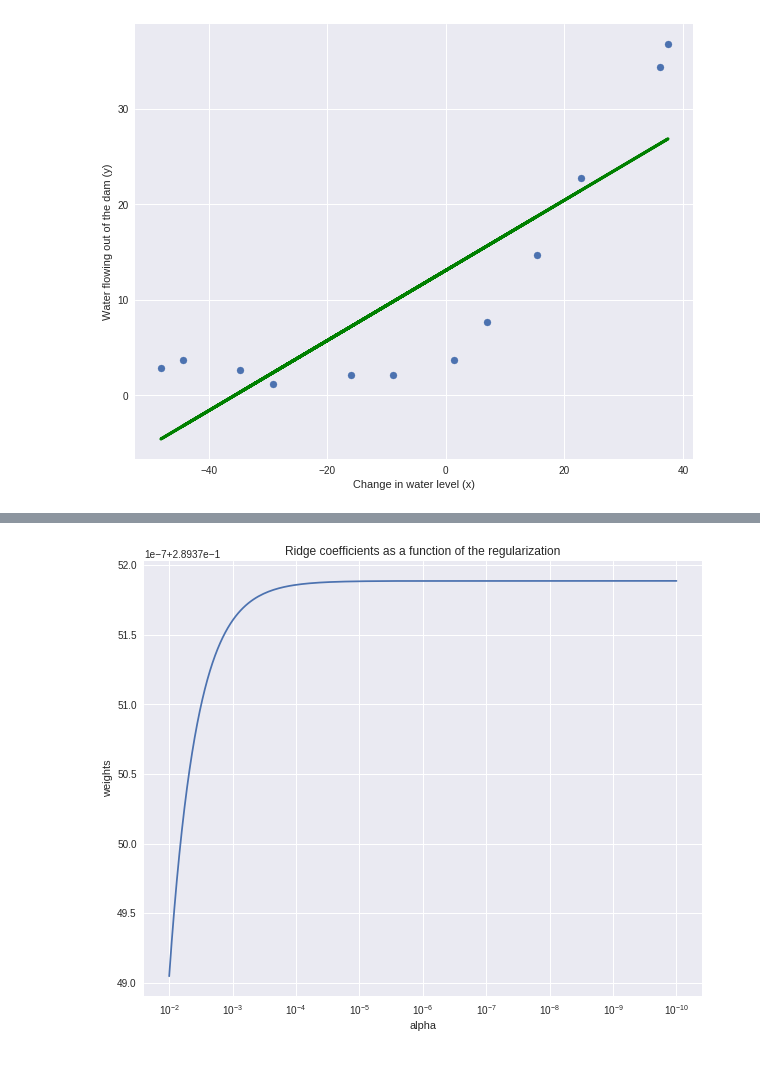
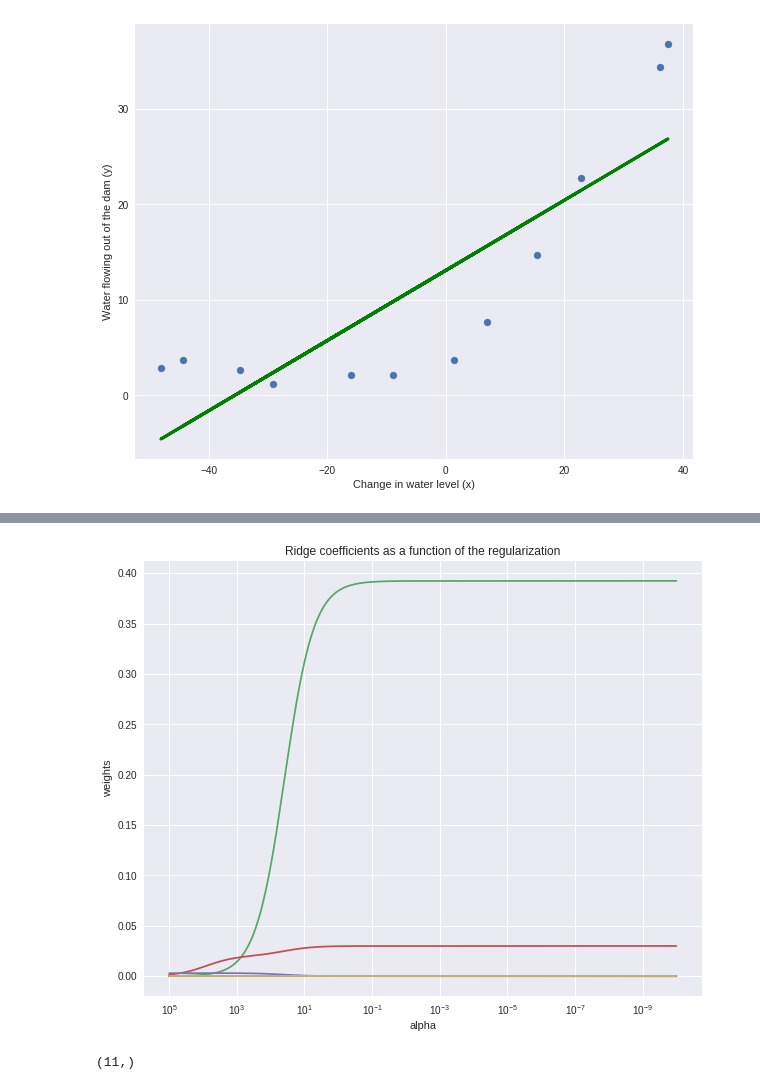
Before and after one commit to lordzero82/MLBootCamp, a Jupyter notebook: lab1_partB_new.ipynb, the cells around one changed output, grey strips where cells are left out. Saved outputs shown, nothing was run; the diff lists cells and outputs as text; code cells hidden in the pictures.

```diff
--- a/lab1_partB_new.ipynb
+++ b/lab1_partB_new.ipynb
@@ -126,30 +126,29 @@ Coefficients are: [0.36777923] 13.08790351086908
 [figure]
 # %%
 # build a richer model with polynomial features
-plt.figure(figsize=(14, 5))
-degrees = [1,3,5,7]
+
+degrees = [1,3,5,7,9,15]
+
+
 for d in degrees:
-  ax = plt.subplot(1, len(degrees), d + 1)
-  plt.setp(ax, xticks=(), yticks=())
-  polynomial_features = PolynomialFeatures(degree=degrees[d])
+
+  polynomial_features = PolynomialFeatures(degree=d)
   ridge = linear_model.Ridge()
   pipeline = Pipeline([("polynomial_features", polynomial_features),
                          ("ridge", ridge)])
   pipeline.fit(X.reshape(-1,1), y)
 
   # Evaluate the models on test set
-  ypred = pipeline.predict(Xtest.reshape(-1,1))
+  ypred = pipeline.predict(np.sort(Xtest).reshape(-1,1))
   sqerror = np.dot((ypred-ytest).T,(ypred-ytest) )
 
 
-  plt.plot(Xtest, ypred, label="Model")
-  plt.plot(Xtest, ytest, label="True function")
-  plt.scatter(X, y, edgecolor='b', s=20, label="Samples")
+  plt.plot(np.sort(Xtest), ypred, label="Model",color='r')
+  plt.scatter(np.sort(Xtest), ytest, edgecolor='b', s=20, label="Samples")
   plt.xlabel("x")
   plt.ylabel("y")
-  plt.xlim((0, 1))
-  plt.ylim((-2, 2))
   plt.legend(loc="best")
-  plt.title("Degree {}\nMSE = {:.2e}".format(degrees[d], sqerror))
+  plt.title("Degree {}\nMSE = {:.2e}".format(d, sqerror))
+
   plt.show()
 # %% [output]
@@ -160,24 +161,32 @@ ValueError: ignored
 # %%
 n_alphas = 200
-alphas = np.logspace(-10, -2, n_alphas)
+alphas = np.logspace(-10, 5, n_alphas)
 
 coefs = []
 for a in alphas:
-    ridge = linear_model.Ridge(alpha=a, fit_intercept=False)
-    ridge.fit(X.reshape(-1,1), y)
-    coefs.append(ridge.coef_)
+  polynomial_features = PolynomialFeatures(degree=10)
+  ridge = linear_model.Ridge(alpha=a)
+  pipeline = Pipeline([("polynomial_features", polynomial_features),
+                         ("ridge", ridge)])
+
+  pipeline.fit(X.reshape(-1,1), y)
+  coefs.append(ridge.coef_)
 
 # Display results
 
 ax = plt.gca()
 
 ax.plot(alphas, coefs)
 ax.set_xscale('log')
 ax.set_xlim(ax.get_xlim()[::-1])  # reverse axis
 plt.xlabel('alpha')
 plt.ylabel('weights')
 plt.title('Ridge coefficients as a function of the regularization')
 plt.axis('tight')
 plt.show()
 # %% [output]
-[figure, old version]
+[figure, new version]
+# %%
+coefs[0].shape
+# %% [output]
+(11,)
```
Also changed, not shown: parts of 1 cell of this notebook.
